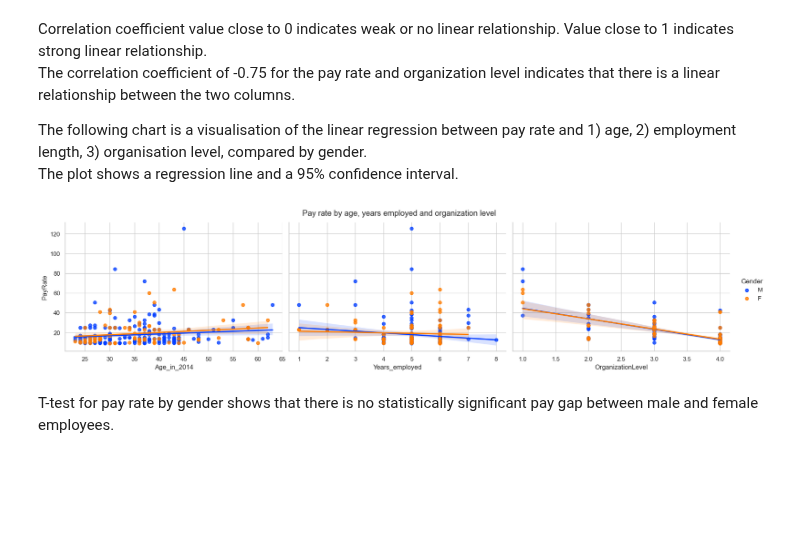
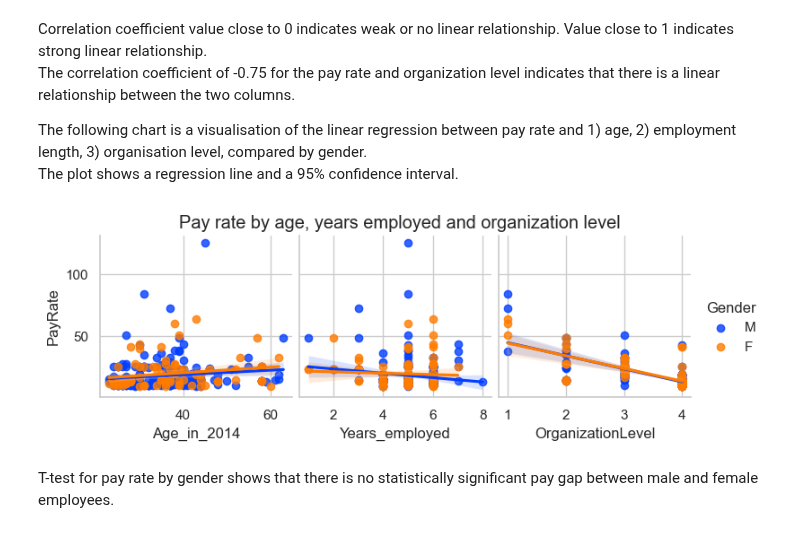
Before and after one commit to PieRatCat/SQL-stuff, a Jupyter notebook: SQL_kunskapskontroll/exam_submission.ipynb, the cells around one changed output. Drawn from its saved outputs; the diff is of its cells as text; code cells hidden in the pictures; blank space fills up the shorter version.

```diff
--- a/SQL_kunskapskontroll/exam_submission.ipynb
+++ b/SQL_kunskapskontroll/exam_submission.ipynb
@@ -609,11 +609,11 @@ The following chart is a visualisation of the linear regression between pay rate
 The plot shows a regression line and a 95% confidence interval.
 # %%
 g = sns.pairplot(data=employees_all, x_vars=["Age_in_2014", "Years_employed", "OrganizationLevel"], y_vars="PayRate",
-             hue="Gender", palette="bright", kind="reg", height=4, aspect=1.5)
+             hue="Gender", palette="bright", kind="reg")
 g.figure.suptitle("Pay rate by age, years employed and organization level", y=1.05)
 plt.show()
 # %% [output]
-[figure, old version]
+[figure, new version]
 # %% [markdown]
 T-test for pay rate by gender shows that there is no statistically significant pay gap between male and female employees.
 # %%
```
